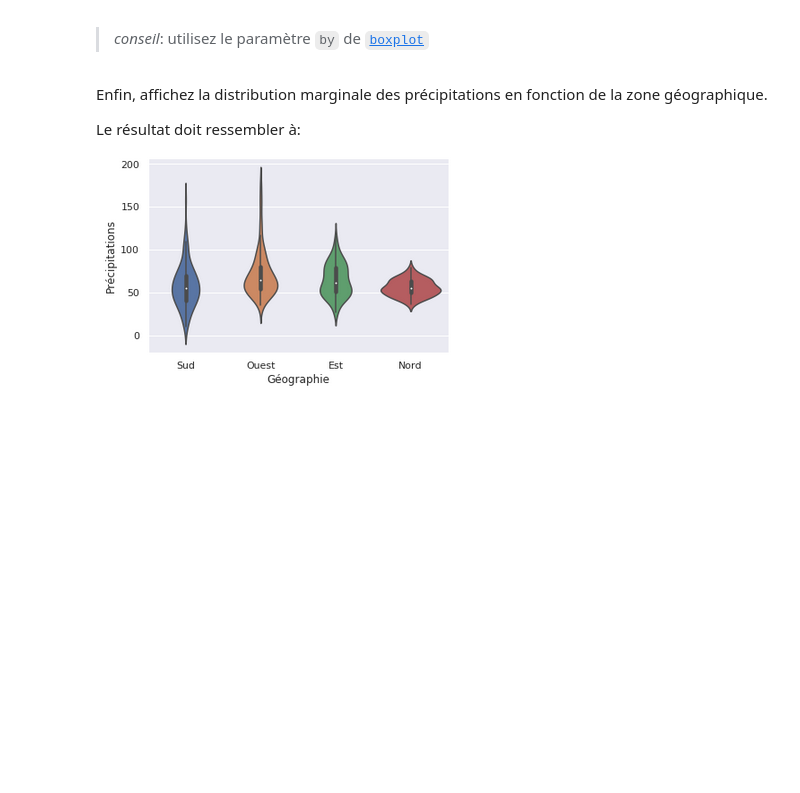
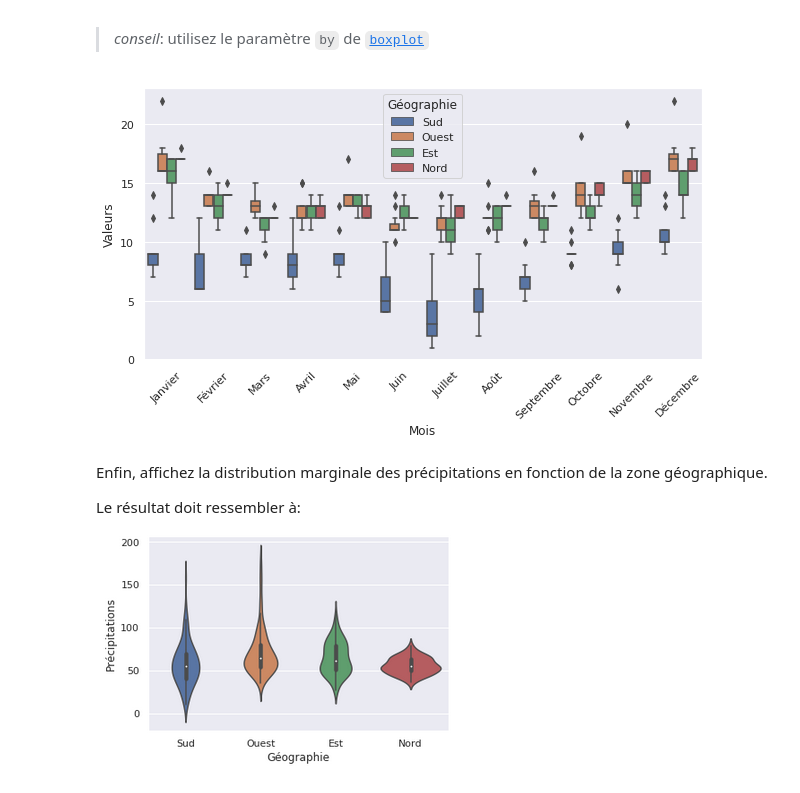
Before and after one commit to campusplage/compte-rendus-ngauthier, a Jupyter notebook: TP1_pandas.ipynb, the cells around one changed output. Cells and saved outputs as stored; diff of their text form; code cells hidden in the pictures; blank space fills up the shorter version.

```diff
--- a/TP1_pandas.ipynb
+++ b/TP1_pandas.ipynb
@@ -424,3 +442,18 @@ Sophistiquez l'affichage précédent pour que les distributions se fassent en fo
+# %%
+# boxplot par différentes zones géographiques....
+
+# VOTRE CODE ICI
+# On recupere dans le dataset crée la partie des valeurs jours de pluie
+dat3 = dat[dat["Grandeur"] == "Jours de pluie"]
+g = sns.boxplot(x='Mois', y='Valeurs', data=dat3,hue="Géographie");
+
+# on tourne les labels pour que ça soit plus joli
+for item in g.get_xticklabels():
+    item.set_rotation(45)
+
+g.get_figure().set_size_inches(10,5)
+# %% [output]
+[figure, added]
 # %% [markdown]
 Enfin, affichez la distribution marginale des précipitations en fonction de la zone géographique.
 
```
Also changed, not shown: parts of 17 cells of this notebook.
